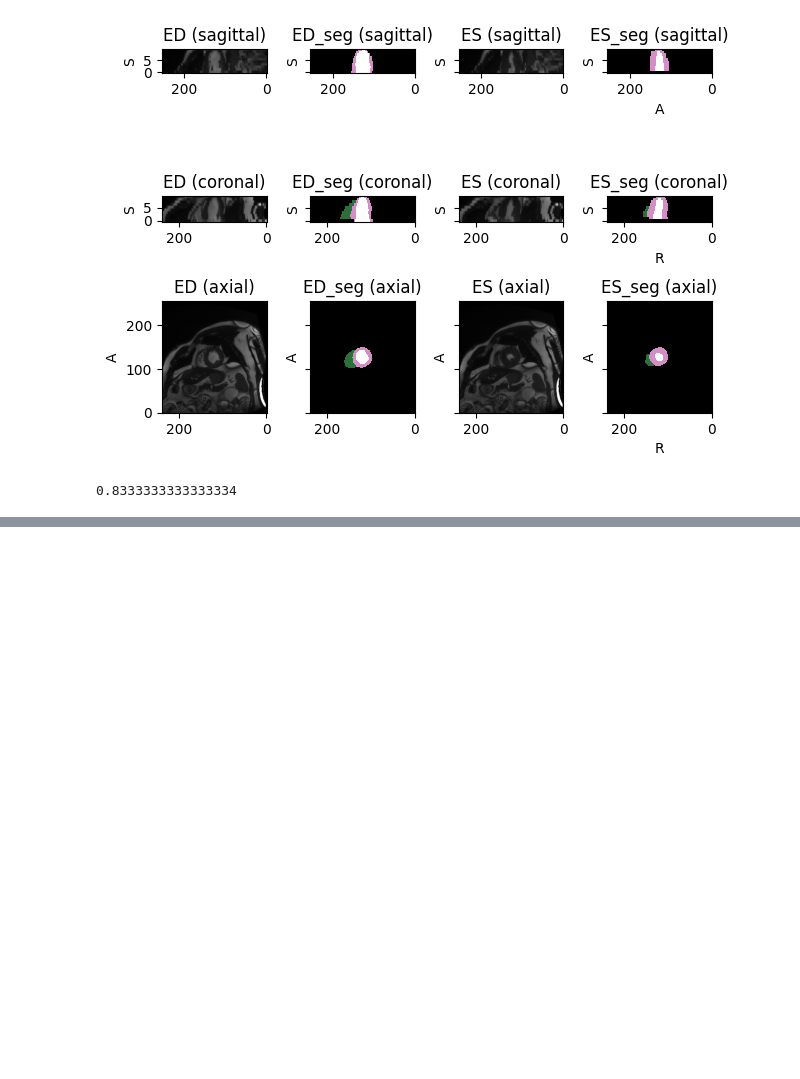
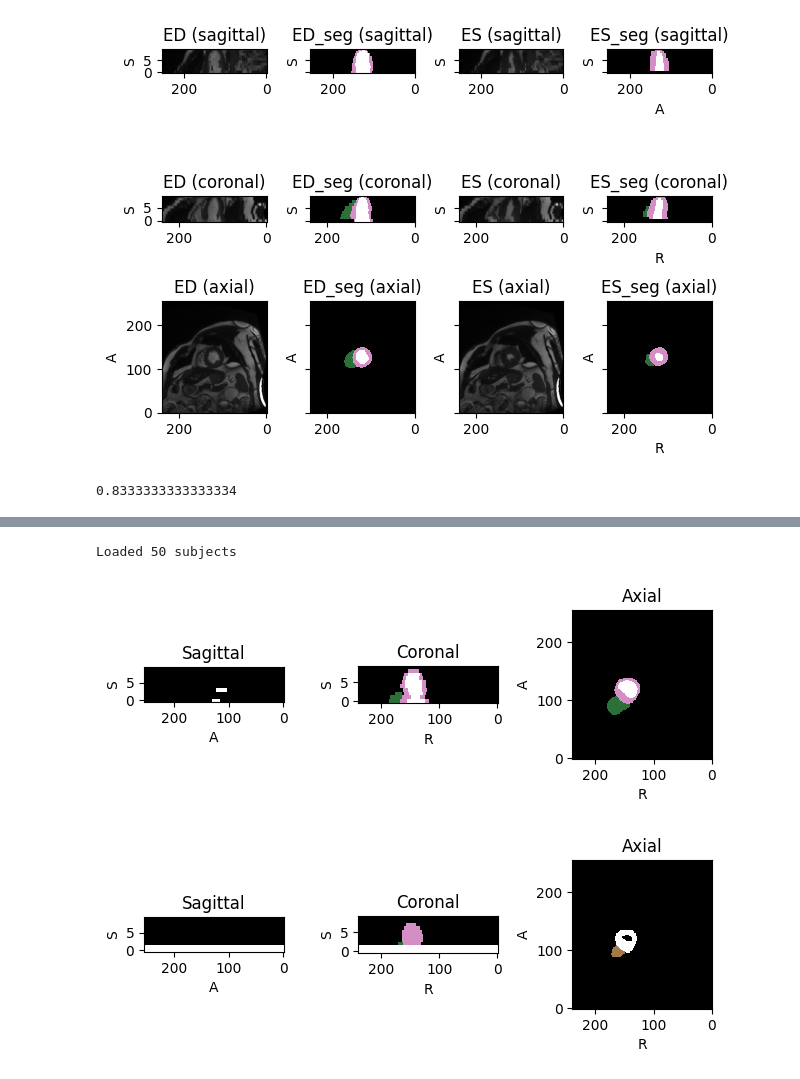
Before and after one commit to clementgilli/Cardiac-Pathology-Prediction, a Jupyter notebook: worksheet.ipynb, the cells around one changed output, grey strips where cells are left out. Saved outputs shown, nothing was run; the diff lists cells and outputs as text; code cells hidden in the pictures; blank space fills up the shorter version.

Commit message:
saving segmented test image

```diff
--- a/worksheet.ipynb
+++ b/worksheet.ipynb
@@ -28 +28,12 @@ Loaded 50 subjects
 Submission file submission.csv created
+# %%
+dataset_test = load_dataset("Test",test_from_file=True)
+# %% [output]
+Loaded 50 subjects
+# %%
+#for i in range(0,12):
+dataset_test[10]["ED_seg"].plot()
+dataset_test[10]["ES_seg"].plot()
+# %% [output]
+[figure, added]
+[figure, added]
```
Also changed, not shown: parts of 1 cell of this notebook, 4 other files.
